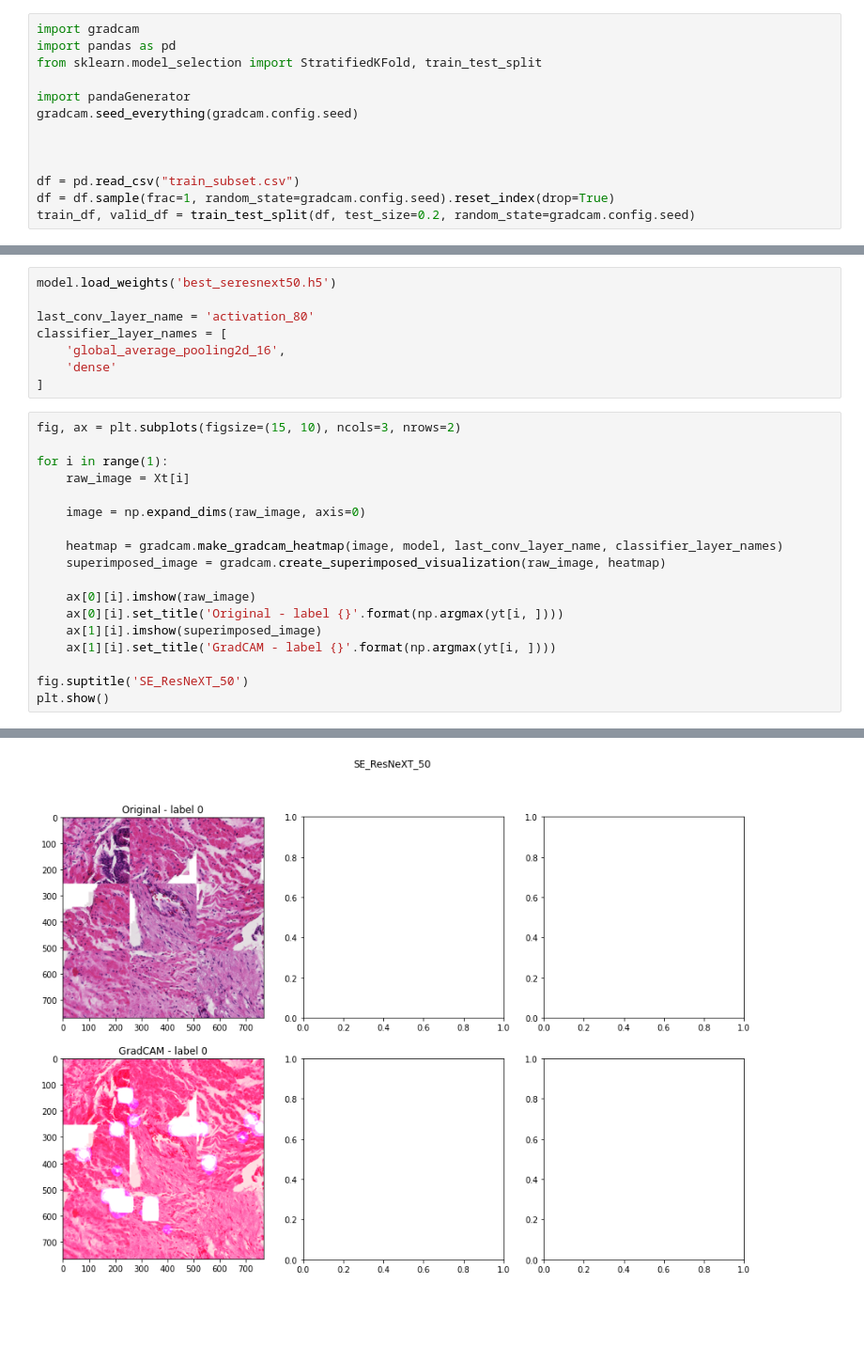
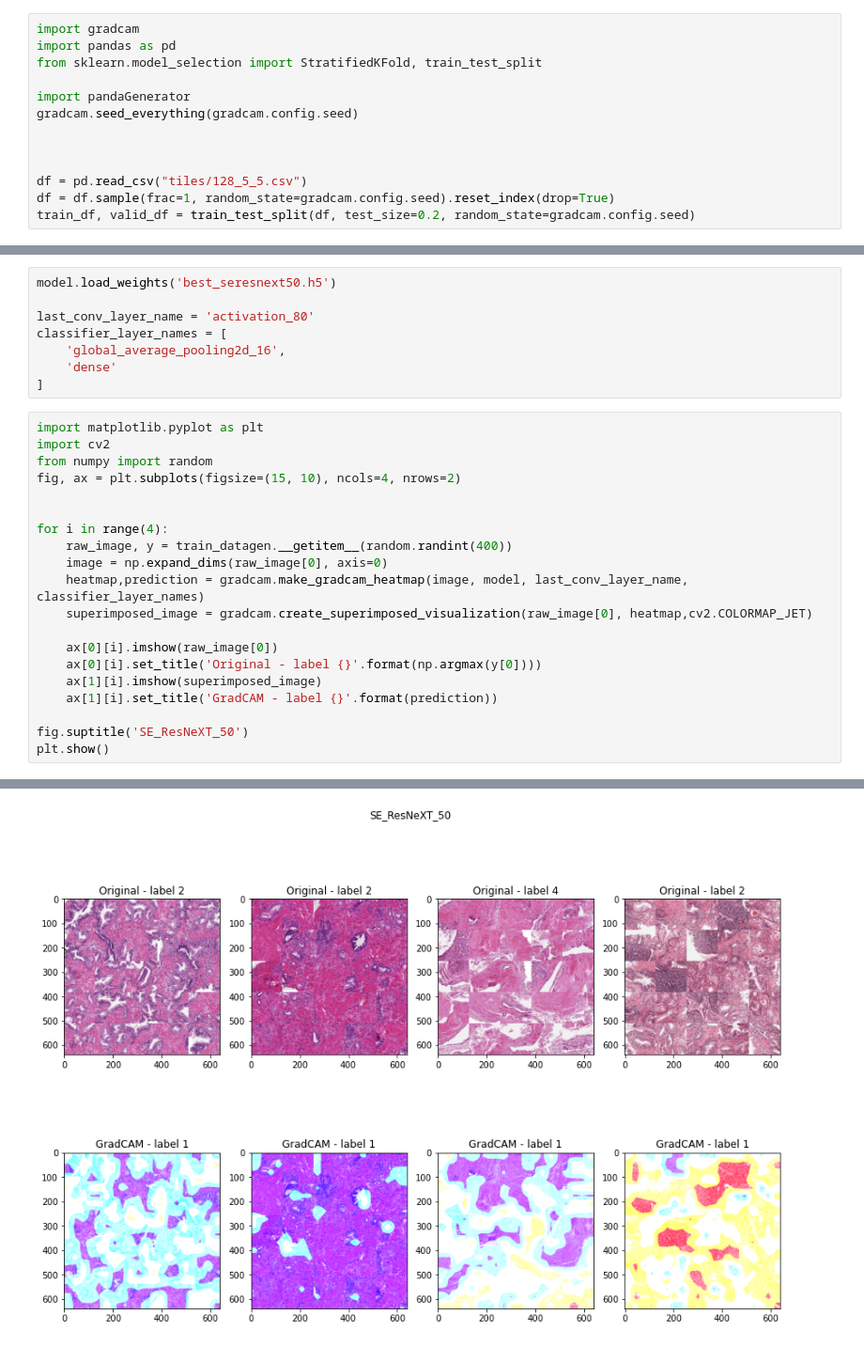
Before and after one commit to rootdobos/practica, a Jupyter notebook: sandbox/gradcam.ipynb, the cells around one changed output, grey strips where cells are left out. Shown at 94% size. Drawn from its saved outputs; the diff is of its cells as text; blank space fills up the shorter version.

```diff
--- a/sandbox/gradcam.ipynb
+++ b/sandbox/gradcam.ipynb
@@ -8,7 +8,7 @@ gradcam.seed_everything(gradcam.config.seed)
 
 
 
-df = pd.read_csv("train_subset.csv")
+df = pd.read_csv("tiles/128_5_5.csv")
 df = df.sample(frac=1, random_state=gradcam.config.seed).reset_index(drop=True)
 train_df, valid_df = train_test_split(df, test_size=0.2, random_state=gradcam.config.seed)
 # %%
@@ -133,20 +132,22 @@ classifier_layer_names = [
     'dense'
 ]
 # %%
-fig, ax = plt.subplots(figsize=(15, 10), ncols=3, nrows=2)
+import matplotlib.pyplot as plt
+import cv2
+from numpy import random
+fig, ax = plt.subplots(figsize=(15, 10), ncols=4, nrows=2)
 
-for i in range(1):
-    raw_image = Xt[i]
 
-    image = np.expand_dims(raw_image, axis=0)
+for i in range(4):
+    raw_image, y = train_datagen.__getitem__(random.randint(400))
+    image = np.expand_dims(raw_image[0], axis=0)
+    heatmap,prediction = gradcam.make_gradcam_heatmap(image, model, last_conv_layer_name, classifier_layer_names)
+    superimposed_image = gradcam.create_superimposed_visualization(raw_image[0], heatmap,cv2.COLORMAP_JET)
 
-    heatmap = gradcam.make_gradcam_heatmap(image, model, last_conv_layer_name, classifier_layer_names)
-    superimposed_image = gradcam.create_superimposed_visualization(raw_image, heatmap)
-
-    ax[0][i].imshow(raw_image)
-    ax[0][i].set_title('Original - label {}'.format(np.argmax(yt[i, ])))
+    ax[0][i].imshow(raw_image[0])
+    ax[0][i].set_title('Original - label {}'.format(np.argmax(y[0])))
     ax[1][i].imshow(superimposed_image)
-    ax[1][i].set_title('GradCAM - label {}'.format(np.argmax(yt[i, ])))
+    ax[1][i].set_title('GradCAM - label {}'.format(prediction))
 
 fig.suptitle('SE_ResNeXT_50')
 plt.show()
@@ -155 +163 @@ Clipping input data to the valid range for imshow with RGB data ([0..1] for floa
-[figure, old version]
+[figure, new version]
```
Also changed, not shown: parts of 5 cells of this notebook, 5 other files.
